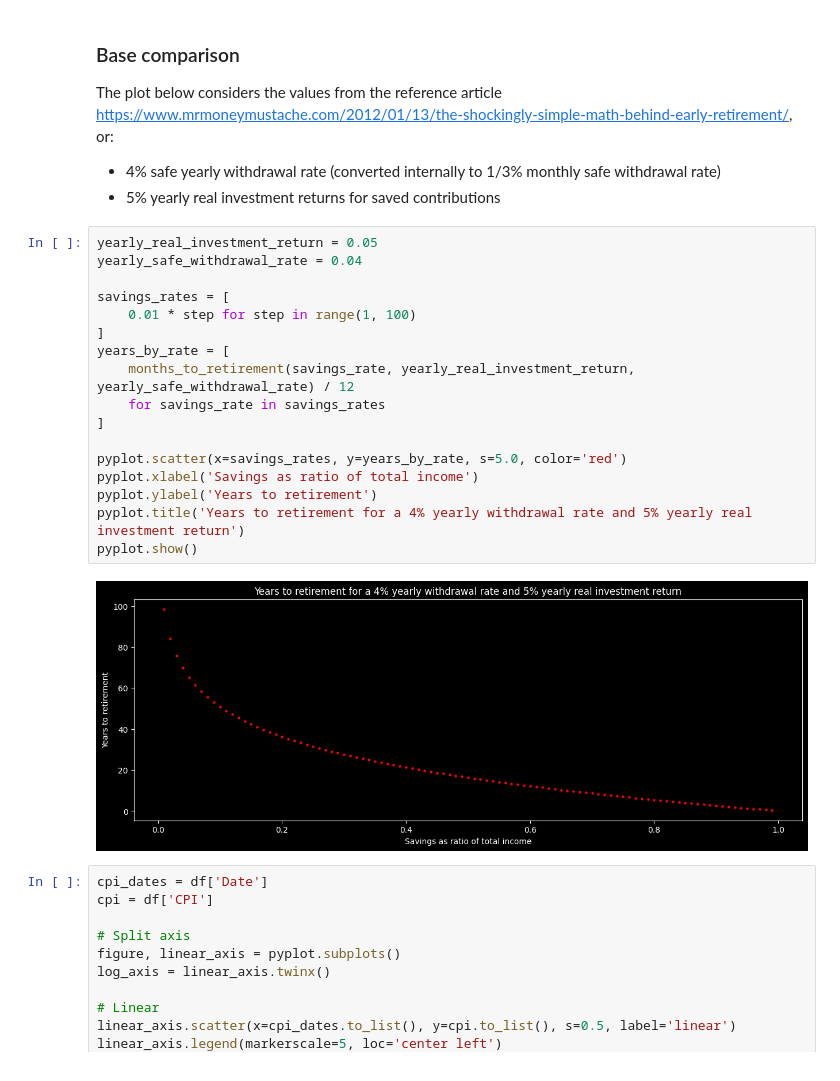
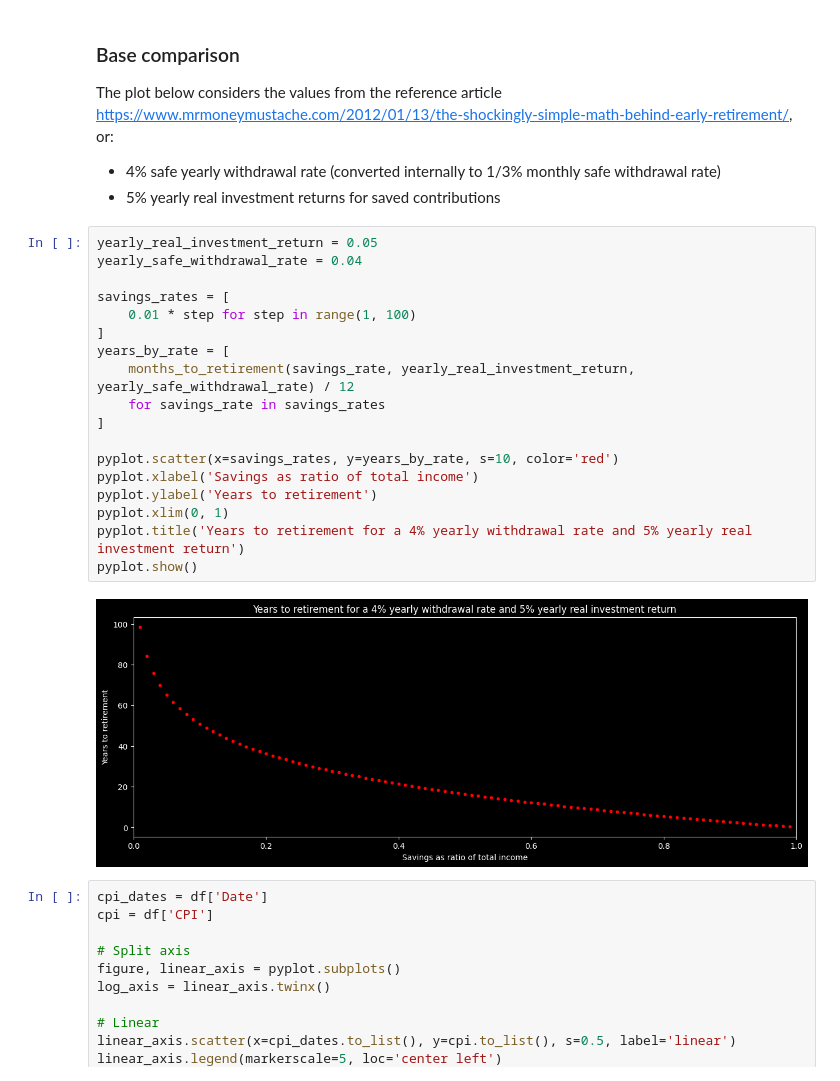
Before and after one commit to ChristianMBoyd/financial-planning, a Jupyter notebook: analyses/retirement/savings_rate.ipynb, the cells around one changed output. Cells and saved outputs as stored; diff of their text form.

Commit message:
fiddling with the plot

```diff
--- a/analyses/retirement/savings_rate.ipynb
+++ b/analyses/retirement/savings_rate.ipynb
@@ -103,22 +103,23 @@ The plot below considers the values from the reference article https://www.mrmon
 # %%
 yearly_real_investment_return = 0.05
 yearly_safe_withdrawal_rate = 0.04
 
 savings_rates = [
     0.01 * step for step in range(1, 100)
 ]
 years_by_rate = [
     months_to_retirement(savings_rate, yearly_real_investment_return, yearly_safe_withdrawal_rate) / 12
     for savings_rate in savings_rates
 ]
 
-pyplot.scatter(x=savings_rates, y=years_by_rate, s=5.0, color='red')
+pyplot.scatter(x=savings_rates, y=years_by_rate, s=10, color='red')
 pyplot.xlabel('Savings as ratio of total income')
 pyplot.ylabel('Years to retirement')
+pyplot.xlim(0, 1)
 pyplot.title('Years to retirement for a 4% yearly withdrawal rate and 5% yearly real investment return')
 pyplot.show()
 # %% [output]
-[figure, old version]
+[figure, new version]
 # %%
 cpi_dates = df['Date']
 cpi = df['CPI']
```
